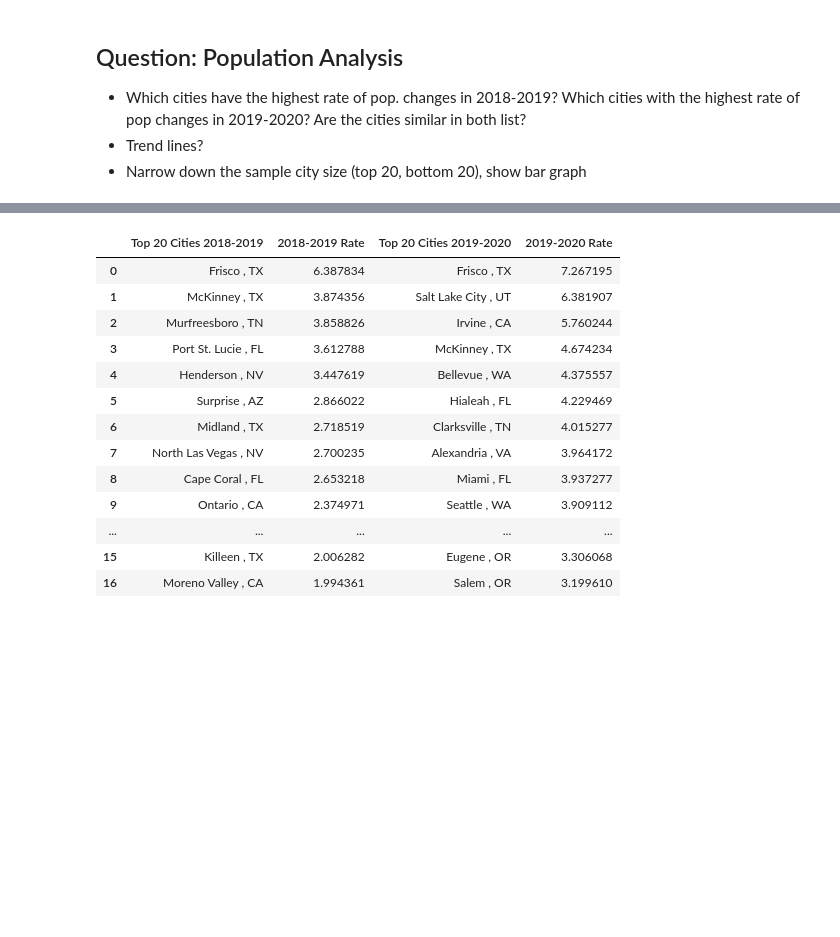
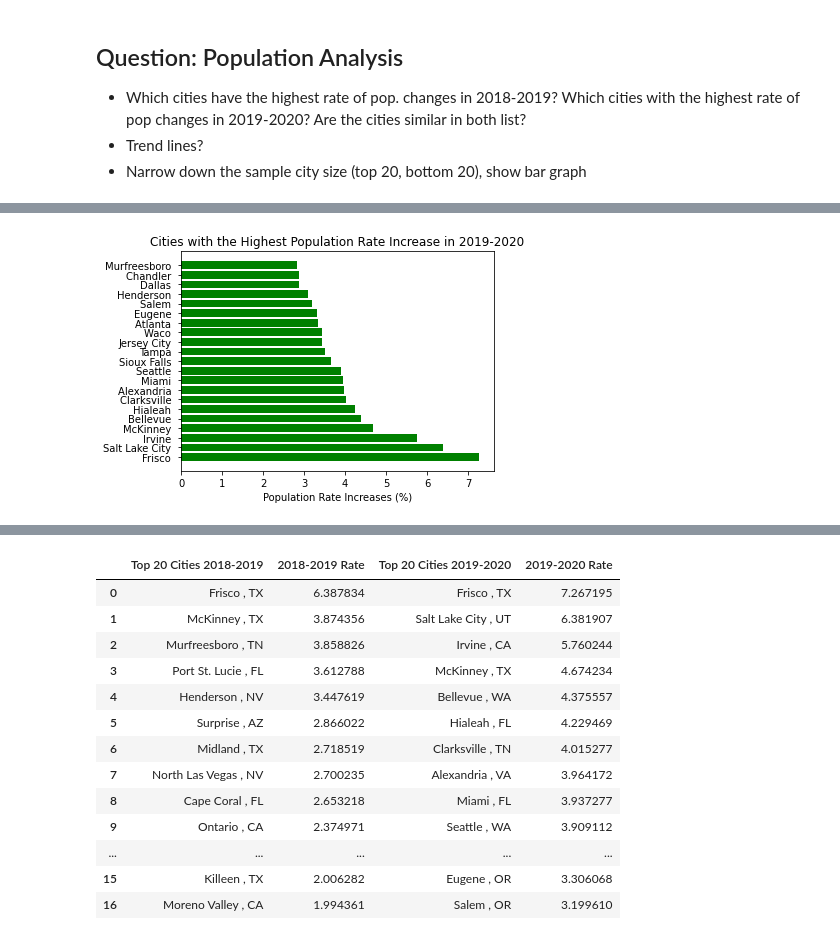
Before and after one commit to stellakk75/HousingMarketCOVID-19Project, a Jupyter notebook: PopRelated/Q1_populationanalysis.ipynb, the cells around one changed output, grey strips where cells are left out. Cells and saved outputs as stored; diff of their text form; code cells hidden in the pictures; blank space fills up the shorter version.

```diff
--- a/PopRelated/Q1_populationanalysis.ipynb
+++ b/PopRelated/Q1_populationanalysis.ipynb
@@ -70,3 +83,16 @@ plt.show()
+# %%
+popTR1920 = T_pop1920["2019-2020 Population Rate"]
+x_axis = np.arange(T_pop1920["City"].nunique())
+plt.barh(x_axis, popTR1920,color="green")
+tick_locations = [value for value in x_axis]
+plt.yticks(tick_locations, list(T_pop1920["City"]), rotation='horizontal')
+plt.title("Cities with the Highest Population Rate Increase in 2019-2020")
+plt.xlabel("Population Rate Increases (%)")
+plt.tight_layout()
+plt.savefig('../Output/Cities with the Highest Population Rate Increase in 2019-2020H.png')
+plt.show()
+# %% [output]
+[figure, added]
 # %%
 popBR1819 = B_pop1819["2018-2019 Population Rate"]
 x_axis = np.arange(B_pop1819["City"].nunique())
```
Also changed, not shown: parts of 10 cells of this notebook, 11 other files.
